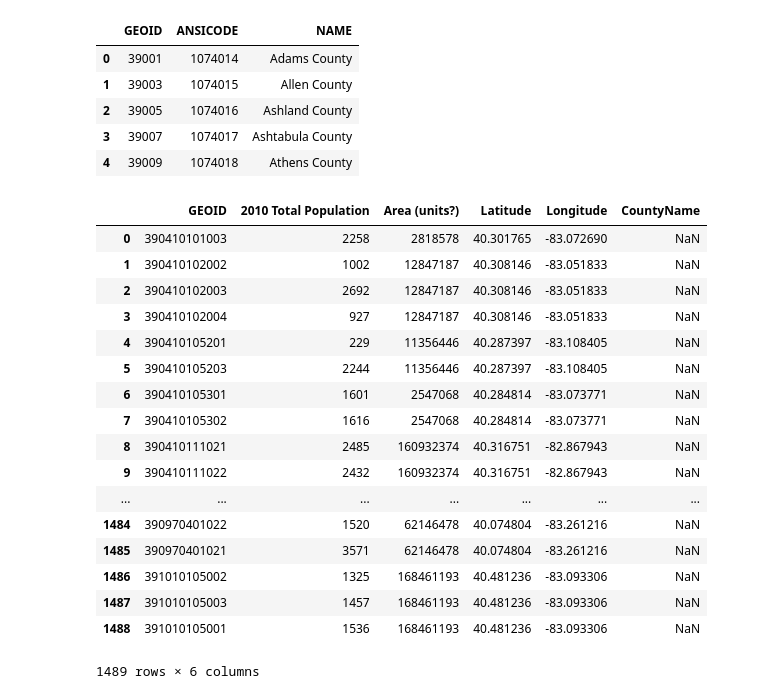
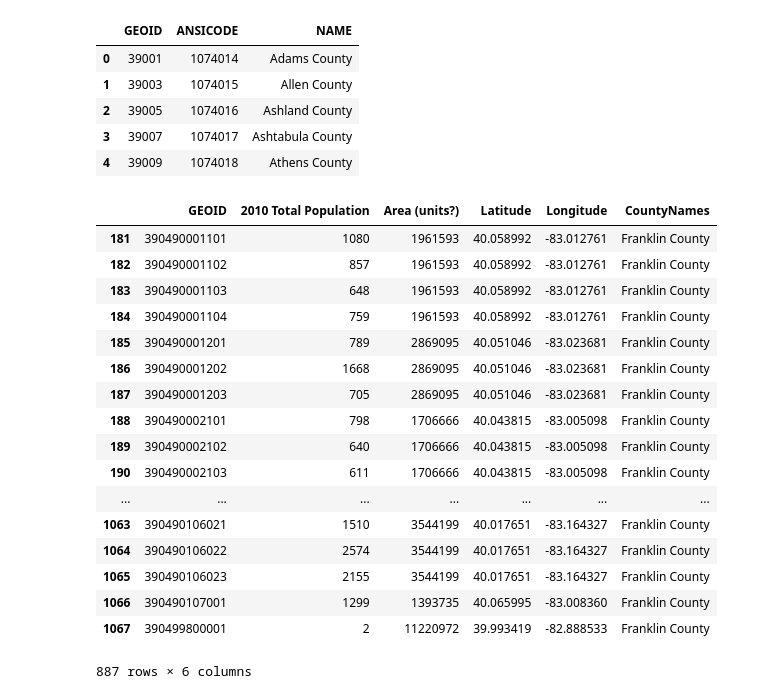
Before and after one commit to data-x-sp19/EVAC, a Jupyter notebook: PT_data.ipynb, the cells around one changed output. Cells and saved outputs as stored; diff of their text form; code cells hidden in the pictures.

```diff
--- a/PT_data.ipynb
+++ b/PT_data.ipynb
@@ -112,26 +102,28 @@ countyRows = geoids.apply(geoidToCountyLatLong)
 county_df = pd.DataFrame()
 for county in countyRows:
     county_df = county_df.append(county, ignore_index=True)
+
+ohio_population_data["CountyNames"] = pd.Series(county_df.NAME.values, index=ohio_population_data.index)
-# %%
-ohio_population_data["CountyName"] = county_df
-# %%
-ohio_population_data
-# %% [output]
-|  | GEOID | 2010 Total Population | Area (units?) | Latitude | Longitude | CountyName |
-| 0 | 390410101003 | 2258 | 2818578 | 40.301765 | -83.072690 | NaN |
-| 1 | 390410102002 | 1002 | 12847187 | 40.308146 | -83.051833 | NaN |
-| 2 | 390410102003 | 2692 | 12847187 | 40.308146 | -83.051833 | NaN |
-| 3 | 390410102004 | 927 | 12847187 | 40.308146 | -83.051833 | NaN |
-| 4 | 390410105201 | 229 | 11356446 | 40.287397 | -83.108405 | NaN |
-| 5 | 390410105203 | 2244 | 11356446 | 40.287397 | -83.108405 | NaN |
-| 6 | 390410105301 | 1601 | 2547068 | 40.284814 | -83.073771 | NaN |
-| 7 | 390410105302 | 1616 | 2547068 | 40.284814 | -83.073771 | NaN |
-| 8 | 390410111021 | 2485 | 160932374 | 40.316751 | -82.867943 | NaN |
-| 9 | 390410111022 | 2432 | 160932374 | 40.316751 | -82.867943 | NaN |
-| ... | ... | ... | ... | ... | ... | ... |
-| 1484 | 390970401022 | 1520 | 62146478 | 40.074804 | -83.261216 | NaN |
-| 1485 | 390970401021 | 3571 | 62146478 | 40.074804 | -83.261216 | NaN |
-| 1486 | 391010105002 | 1325 | 168461193 | 40.481236 | -83.093306 | NaN |
-| 1487 | 391010105003 | 1457 | 168461193 | 40.481236 | -83.093306 | NaN |
-| 1488 | 391010105001 | 1536 | 168461193 | 40.481236 | -83.093306 | NaN |
-1489 rows × 6 columns
+# %%
+# Columbus is in Franklin County
+grouped_population_data = ohio_population_data.groupby(["CountyNames"])
+grouped_population_data.get_group("Franklin County")
+# %% [output]
+|  | GEOID | 2010 Total Population | Area (units?) | Latitude | Longitude | CountyNames |
+| 181 | 390490001101 | 1080 | 1961593 | 40.058992 | -83.012761 | Franklin County |
+| 182 | 390490001102 | 857 | 1961593 | 40.058992 | -83.012761 | Franklin County |
+| 183 | 390490001103 | 648 | 1961593 | 40.058992 | -83.012761 | Franklin County |
+| 184 | 390490001104 | 759 | 1961593 | 40.058992 | -83.012761 | Franklin County |
+| 185 | 390490001201 | 789 | 2869095 | 40.051046 | -83.023681 | Franklin County |
+| 186 | 390490001202 | 1668 | 2869095 | 40.051046 | -83.023681 | Franklin County |
+| 187 | 390490001203 | 705 | 2869095 | 40.051046 | -83.023681 | Franklin County |
+| 188 | 390490002101 | 798 | 1706666 | 40.043815 | -83.005098 | Franklin County |
+| 189 | 390490002102 | 640 | 1706666 | 40.043815 | -83.005098 | Franklin County |
+| 190 | 390490002103 | 611 | 1706666 | 40.043815 | -83.005098 | Franklin County |
+| ... | ... | ... | ... | ... | ... | ... |
+| 1063 | 390490106021 | 1510 | 3544199 | 40.017651 | -83.164327 | Franklin County |
+| 1064 | 390490106022 | 2574 | 3544199 | 40.017651 | -83.164327 | Franklin County |
+| 1065 | 390490106023 | 2155 | 3544199 | 40.017651 | -83.164327 | Franklin County |
+| 1066 | 390490107001 | 1299 | 1393735 | 40.065995 | -83.008360 | Franklin County |
+| 1067 | 390499800001 | 2 | 11220972 | 39.993419 | -82.888533 | Franklin County |
+887 rows × 6 columns
```
Also changed, not shown: parts of 3 cells of this notebook, 1 other file.
